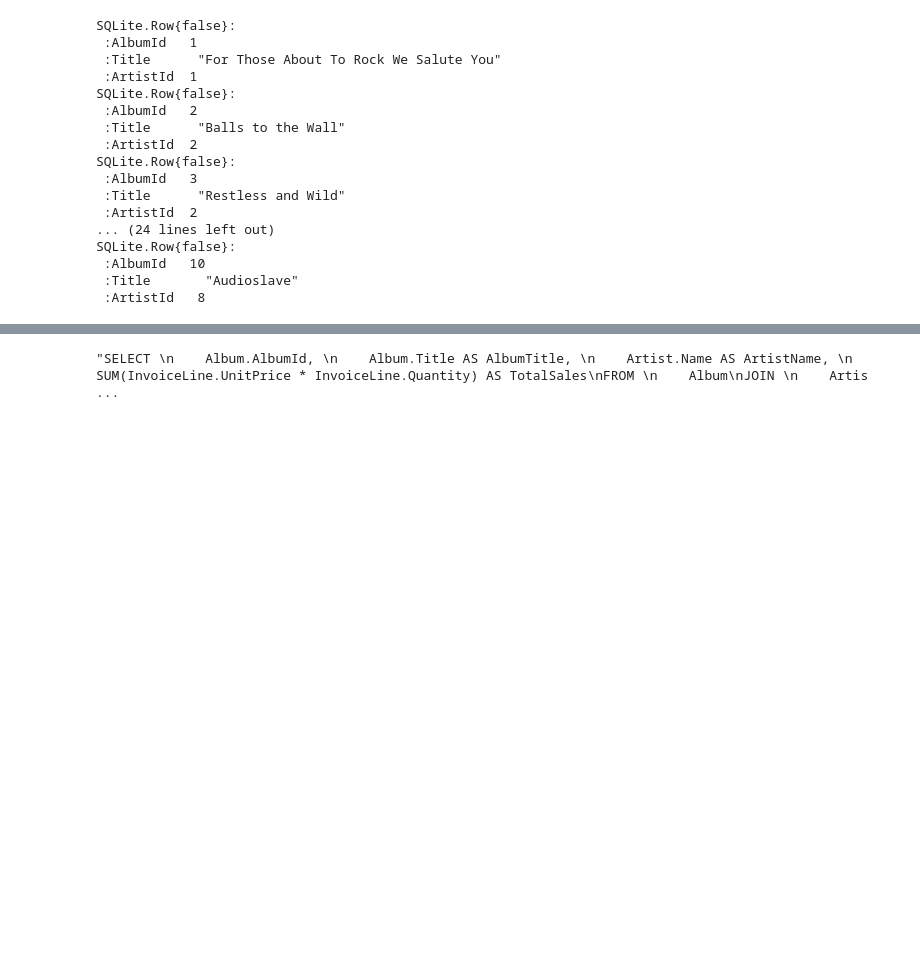
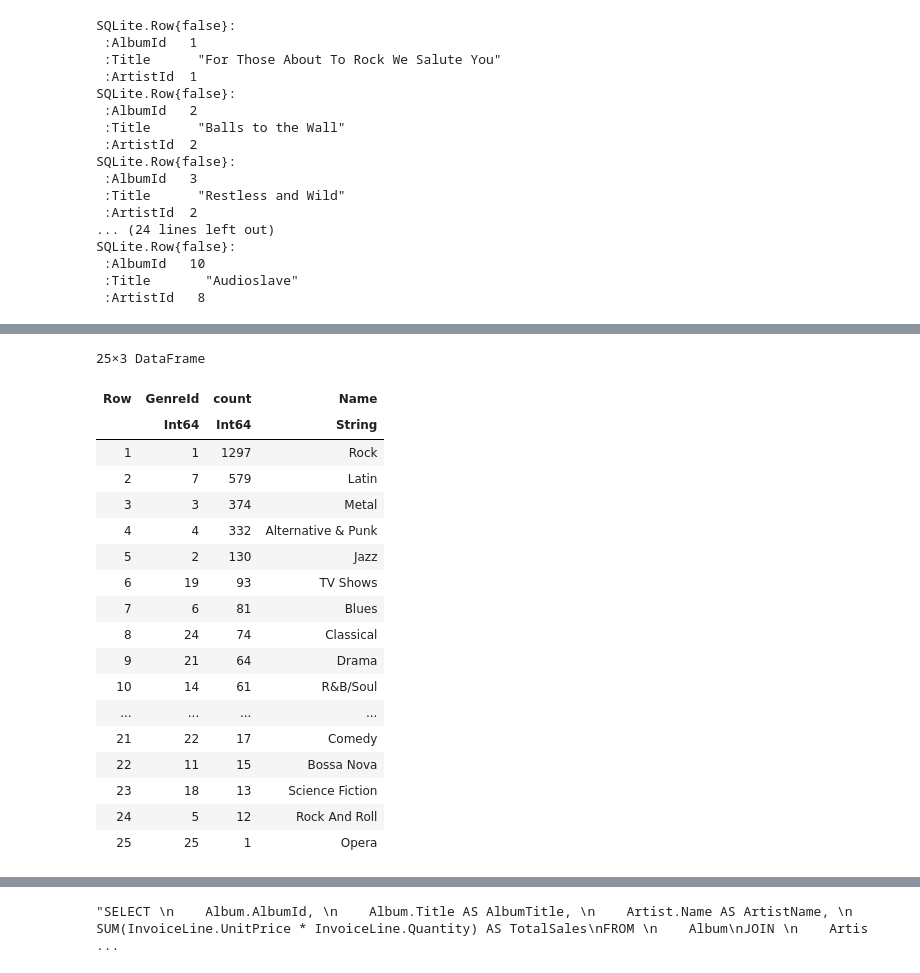
Before and after one commit to mantzaris/JuliaLang_Yeah_Yeah_Yeah, a Jupyter notebook: 06DataBase/Chinook.ipynb, the cells around one changed output, grey strips where cells are left out. Drawn from its saved outputs; the diff is of its cells as text; code cells hidden in the pictures; blank space fills up the shorter version.

```diff
--- a/06DataBase/Chinook.ipynb
+++ b/06DataBase/Chinook.ipynb
@@ -69,0 +153,25 @@ df = DataFrame(result)
+# %%
+result = DBInterface.execute(db,
+    "SELECT track.GenreId, count(track.GenreId)  as count , genre.Name FROM track JOIN genre on track.GenreId=genre.GenreId GROUP BY track.GenreId ORDER BY count DESC;")
+
+result_df = DataFrame(result)
+# %% [output]
+25×3 DataFrame
+| Row | GenreId | count | Name |
+|  | Int64 | Int64 | String |
+| 1 | 1 | 1297 | Rock |
+| 2 | 7 | 579 | Latin |
+| 3 | 3 | 374 | Metal |
+| 4 | 4 | 332 | Alternative & Punk |
+| 5 | 2 | 130 | Jazz |
+| 6 | 19 | 93 | TV Shows |
+| 7 | 6 | 81 | Blues |
+| 8 | 24 | 74 | Classical |
+| 9 | 21 | 64 | Drama |
+| 10 | 14 | 61 | R&B/Soul |
+| ... | ... | ... | ... |
+| 21 | 22 | 17 | Comedy |
+| 22 | 11 | 15 | Bossa Nova |
+| 23 | 18 | 13 | Science Fiction |
+| 24 | 5 | 12 | Rock And Roll |
+| 25 | 25 | 1 | Opera |
```
Also changed, not shown: parts of 14 cells of this notebook, 1 other file.
